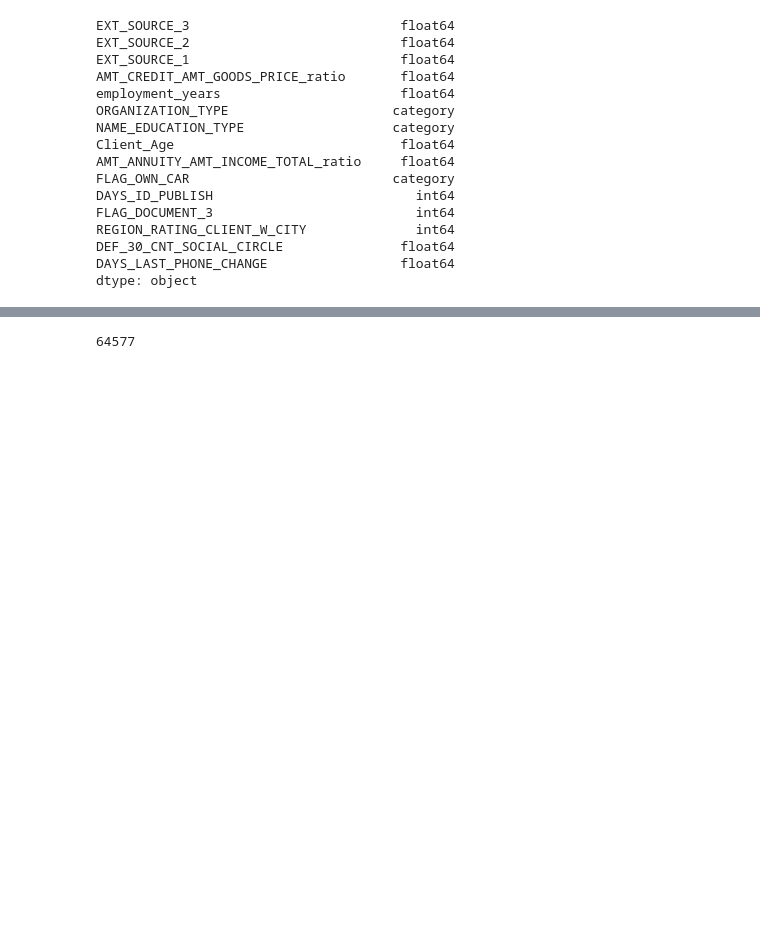
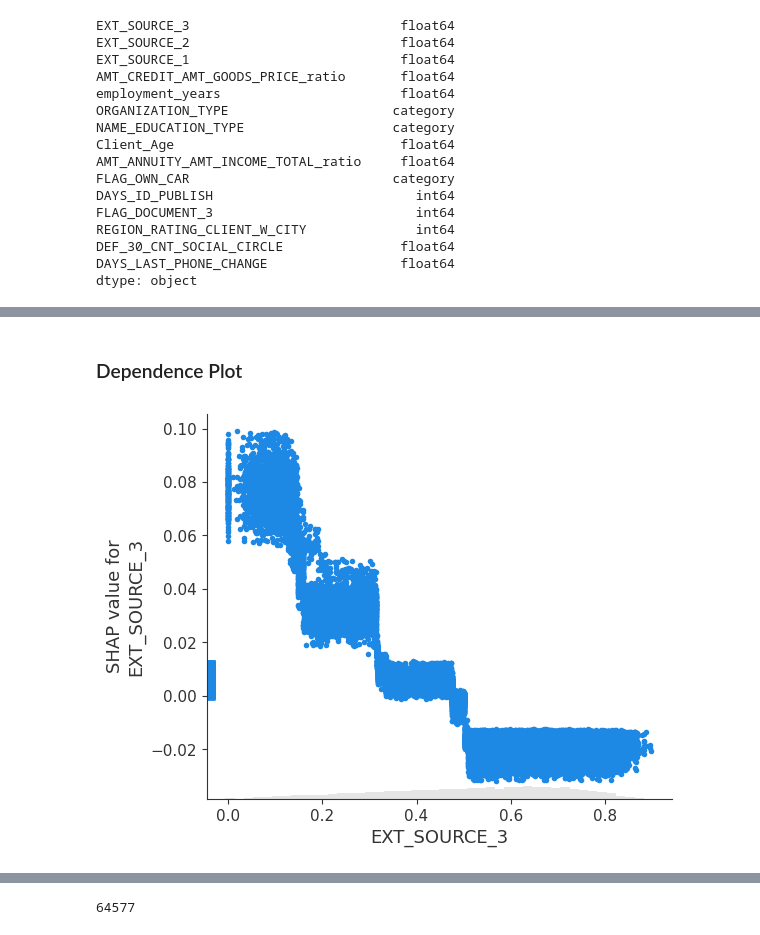
Before and after one commit to SandipKhaire/home_credit_default_risk, a Jupyter notebook: notebooks/3.application_feature_model.ipynb, the cells around one changed output, grey strips where cells are left out. Cells and saved outputs as stored; diff of their text form; code cells hidden in the pictures; blank space fills up the shorter version.

```diff
--- a/notebooks/3.application_feature_model.ipynb
+++ b/notebooks/3.application_feature_model.ipynb
@@ -136,0 +389,7 @@ selected_features
+# %% [markdown]
+### Dependence Plot
+# %%
+# Create a dependence plot for a single feature
+shap.plots.scatter(shap_values[:, "EXT_SOURCE_3"])
+# %% [output]
+[figure, added]
```
Also changed, not shown: parts of 48 cells of this notebook, 12 other files.
